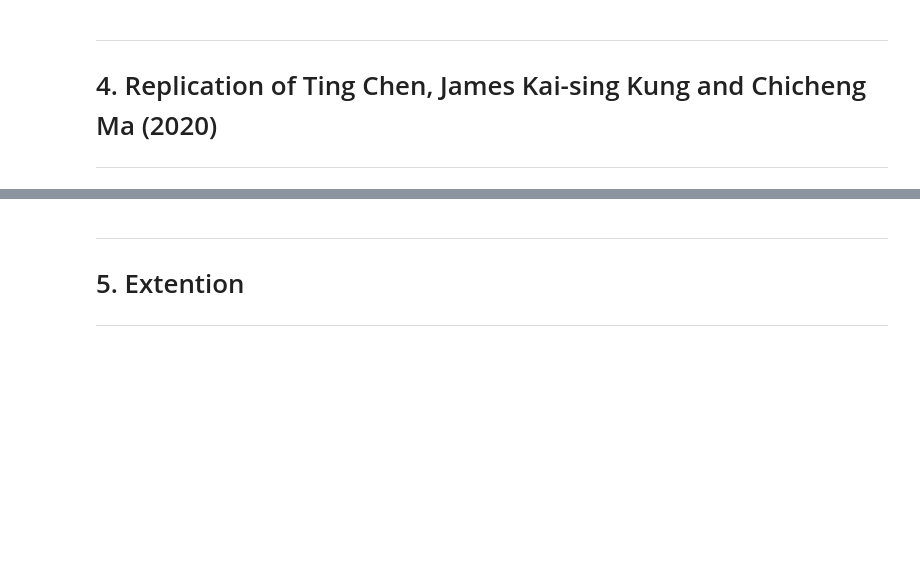
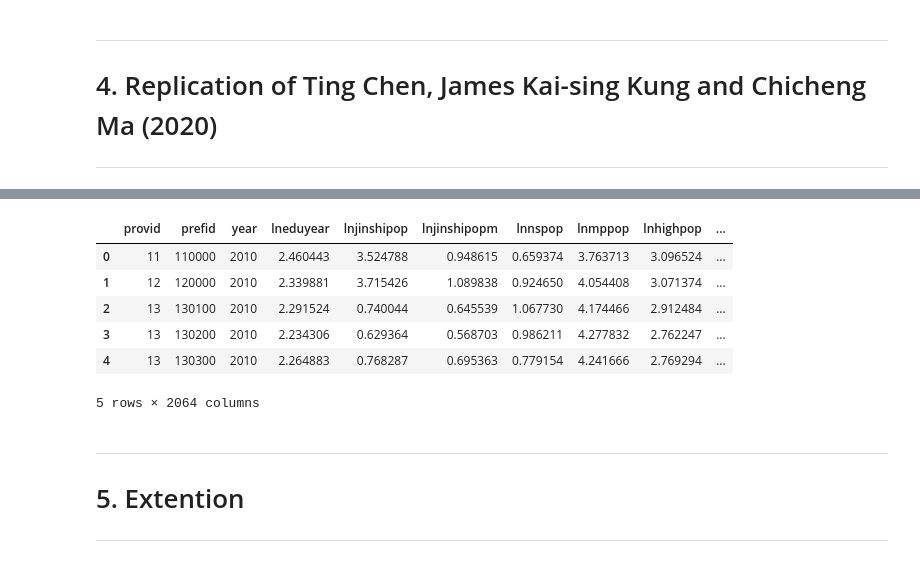
Before and after one commit to Mengxi-20/ose-data-science-course-project-Mengxi-20, a Jupyter notebook: replication-notebook.ipynb, the cells around one changed output, grey strips where cells are left out. Saved outputs shown, nothing was run; the diff lists cells and outputs as text; code cells hidden in the pictures; blank space fills up the shorter version.

```diff
--- a/replication-notebook.ipynb
+++ b/replication-notebook.ipynb
@@ -128,3 +165,13 @@ To obtain the data of key explanatory variable
+# %%
+data.head()
+# %% [output]
+|  | provid | prefid | year | lneduyear | lnjinshipop | lnjinshipopm | lnnspop | lnmppop | lnhighpop | ... |
+| 0 | 11 | 110000 | 2010 | 2.460443 | 3.524788 | 0.948615 | 0.659374 | 3.763713 | 3.096524 | ... |
+| 1 | 12 | 120000 | 2010 | 2.339881 | 3.715426 | 1.089838 | 0.924650 | 4.054408 | 3.071374 | ... |
+| 2 | 13 | 130100 | 2010 | 2.291524 | 0.740044 | 0.645539 | 1.067730 | 4.174466 | 2.912484 | ... |
+| 3 | 13 | 130200 | 2010 | 2.234306 | 0.629364 | 0.568703 | 0.986211 | 4.277832 | 2.762247 | ... |
+| 4 | 13 | 130300 | 2010 | 2.264883 | 0.768287 | 0.695363 | 0.779154 | 4.241666 | 2.769294 | ... |
+5 rows × 2064 columns
 # %% [markdown]
 ---
 # 5. Extention
```
Also changed, not shown: parts of 8 cells of this notebook.
